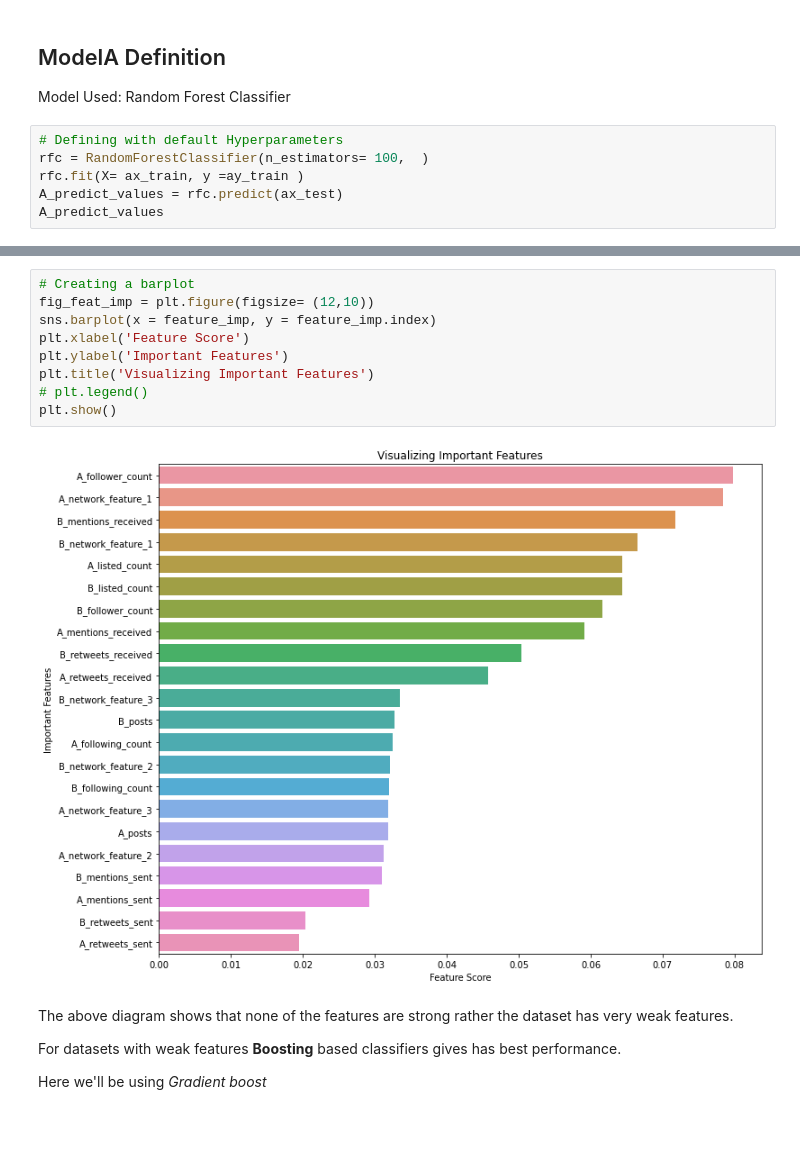
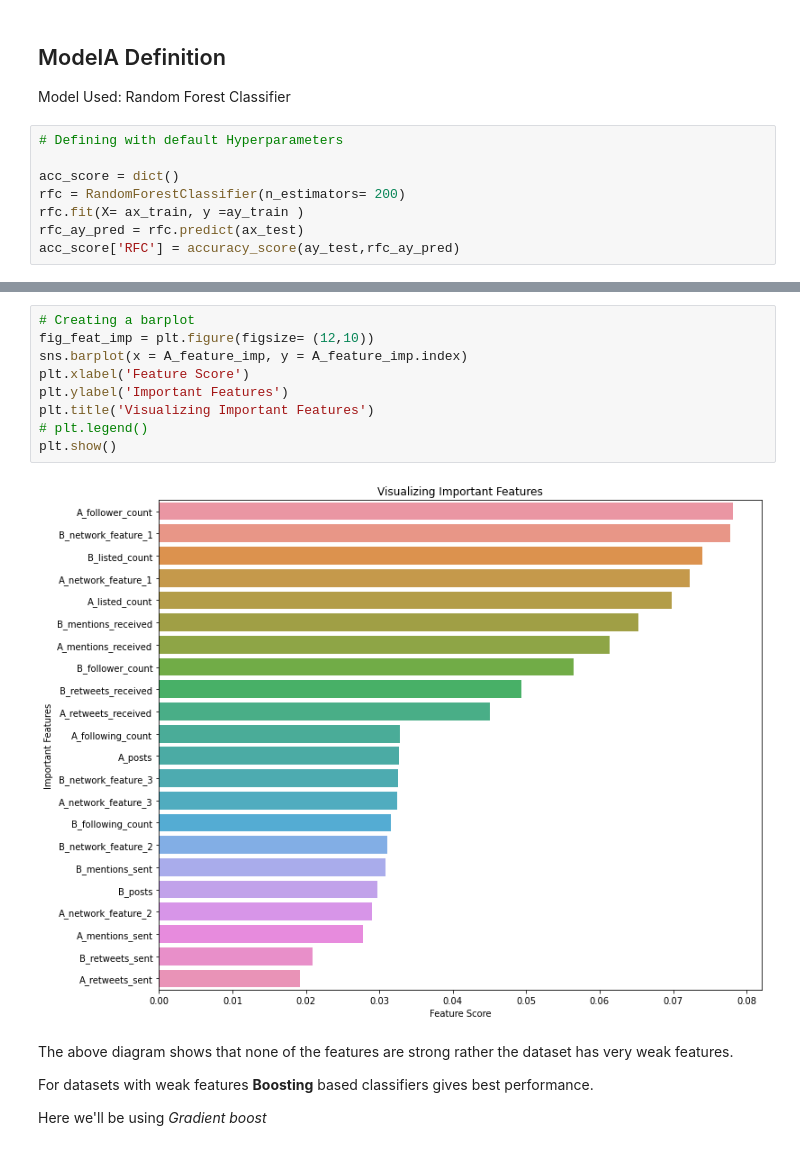
Before and after one commit to avidutta20/identification_of_social_media_influencers, a Jupyter notebook: Identifying_Social_Media_Influencers.ipynb, the cells around one changed output, grey strips where cells are left out. Drawn from its saved outputs; the diff is of its cells as text.

```diff
--- a/Identifying_Social_Media_Influencers.ipynb
+++ b/Identifying_Social_Media_Influencers.ipynb
@@ -153,7 +136,9 @@ ax_train
 Model Used: Random Forest Classifier
 # %%
 # Defining with default Hyperparameters
-rfc = RandomForestClassifier(n_estimators= 100,  )
+
+acc_score = dict()
+rfc = RandomForestClassifier(n_estimators= 200)
 rfc.fit(X= ax_train, y =ay_train )
-A_predict_values = rfc.predict(ax_test)
-A_predict_values
+rfc_ay_pred = rfc.predict(ax_test)
+acc_score['RFC'] = accuracy_score(ay_test,rfc_ay_pred)
@@ -184,17 +167,17 @@ dtype: float64
 # %%
 # Creating a barplot
 fig_feat_imp = plt.figure(figsize= (12,10))
-sns.barplot(x = feature_imp, y = feature_imp.index)
+sns.barplot(x = A_feature_imp, y = A_feature_imp.index)
 plt.xlabel('Feature Score')
 plt.ylabel('Important Features')
 plt.title('Visualizing Important Features')
 # plt.legend()
 plt.show()
 # %% [output]
-[figure, old version]
+[figure, new version]
 # %% [markdown]
 The above diagram shows that none of the features are strong rather the dataset has very weak features.
 
-For datasets with weak features **Boosting** based classifiers gives has best performance.
+For datasets with weak features **Boosting** based classifiers gives best performance.
 
 Here we'll be using *Gradient boost*
```
Also changed, not shown: parts of 20 cells of this notebook.
